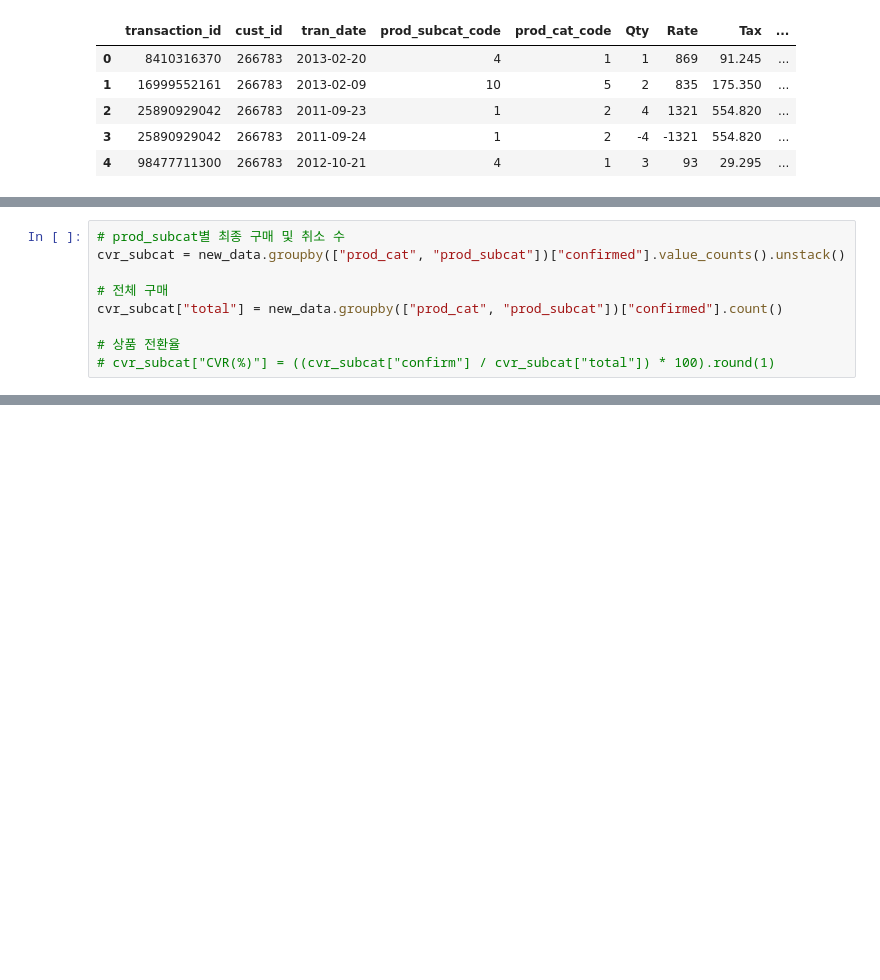
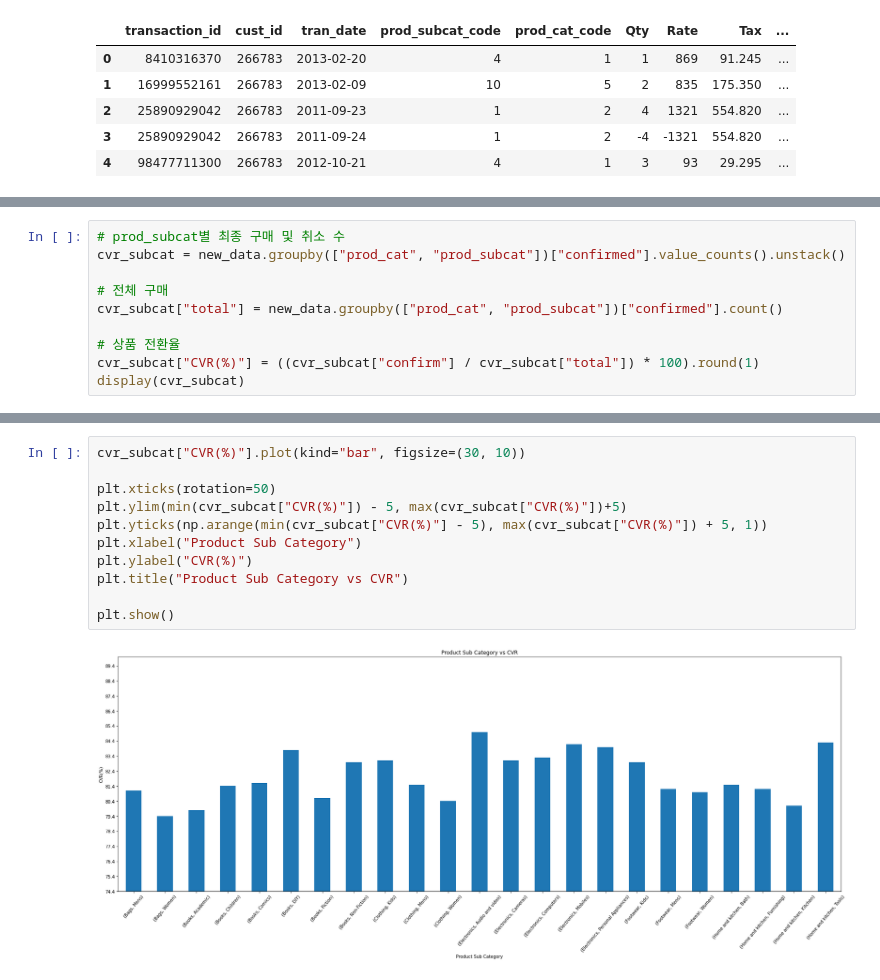
Before and after one commit to sunnyl94/Data-Analysis-Folder, a Jupyter notebook: Retail_Case_Study.ipynb, the cells around one changed output, grey strips where cells are left out. Drawn from its saved outputs; the diff is of its cells as text; blank space fills up the shorter version.

```diff
--- a/Retail_Case_Study.ipynb
+++ b/Retail_Case_Study.ipynb
@@ -337,4 +342,5 @@ cvr_subcat = new_data.groupby(["prod_cat", "prod_subcat"])["confirmed"].value_co
 cvr_subcat["total"] = new_data.groupby(["prod_cat", "prod_subcat"])["confirmed"].count()
 
 # 상품 전환율
-# cvr_subcat["CVR(%)"] = ((cvr_subcat["confirm"] / cvr_subcat["total"]) * 100).round(1)
+cvr_subcat["CVR(%)"] = ((cvr_subcat["confirm"] / cvr_subcat["total"]) * 100).round(1)
+display(cvr_subcat)
@@ -414,0 +379,13 @@ cvr_subcat
+# %%
+cvr_subcat["CVR(%)"].plot(kind="bar", figsize=(30, 10))
+
+plt.xticks(rotation=50)
+plt.ylim(min(cvr_subcat["CVR(%)"]) - 5, max(cvr_subcat["CVR(%)"])+5)
+plt.yticks(np.arange(min(cvr_subcat["CVR(%)"] - 5), max(cvr_subcat["CVR(%)"]) + 5, 1))
+plt.xlabel("Product Sub Category")
+plt.ylabel("CVR(%)")
+plt.title("Product Sub Category vs CVR")
+
+plt.show()
+# %% [output]
+[figure, added]
```
Also changed, not shown: parts of 22 cells of this notebook.
